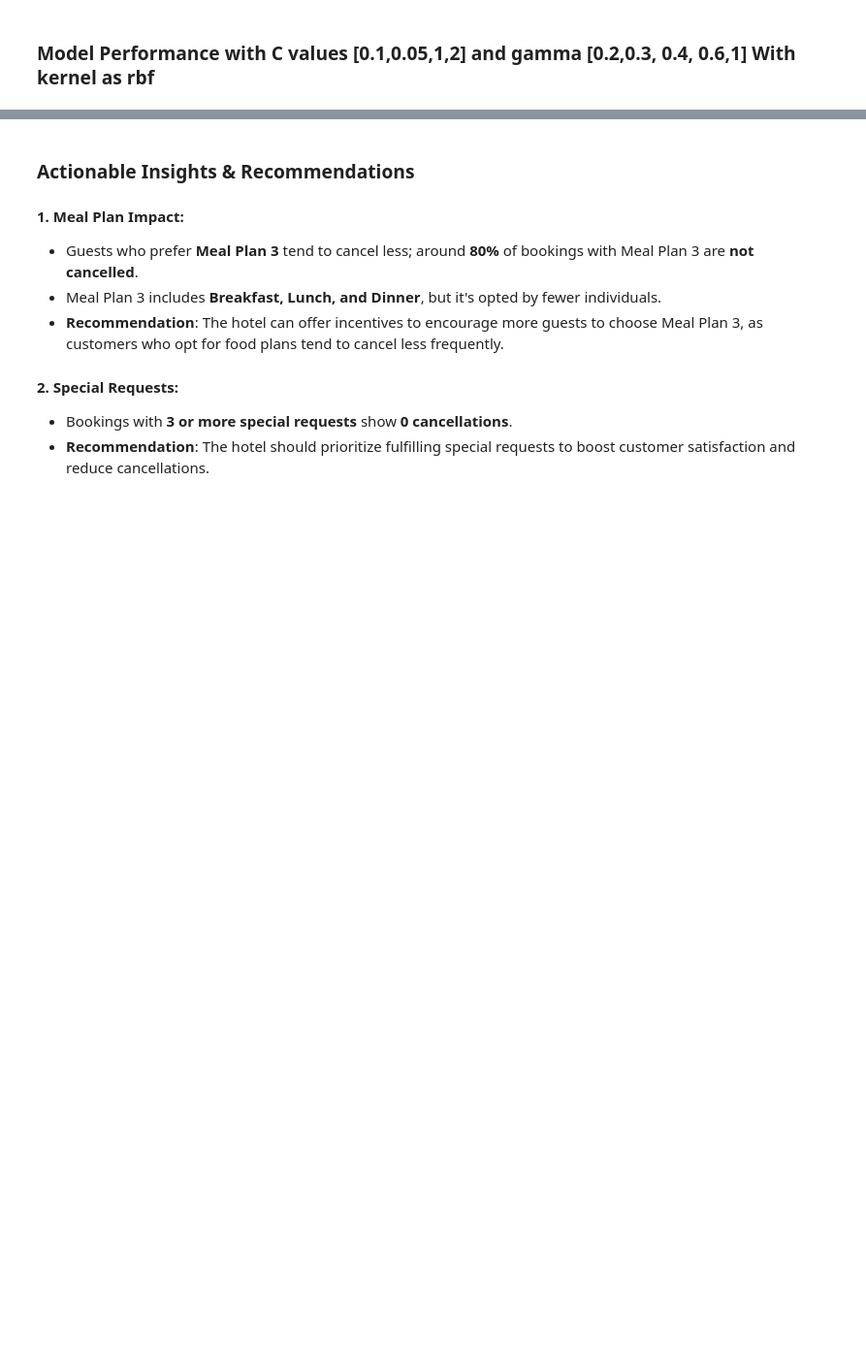
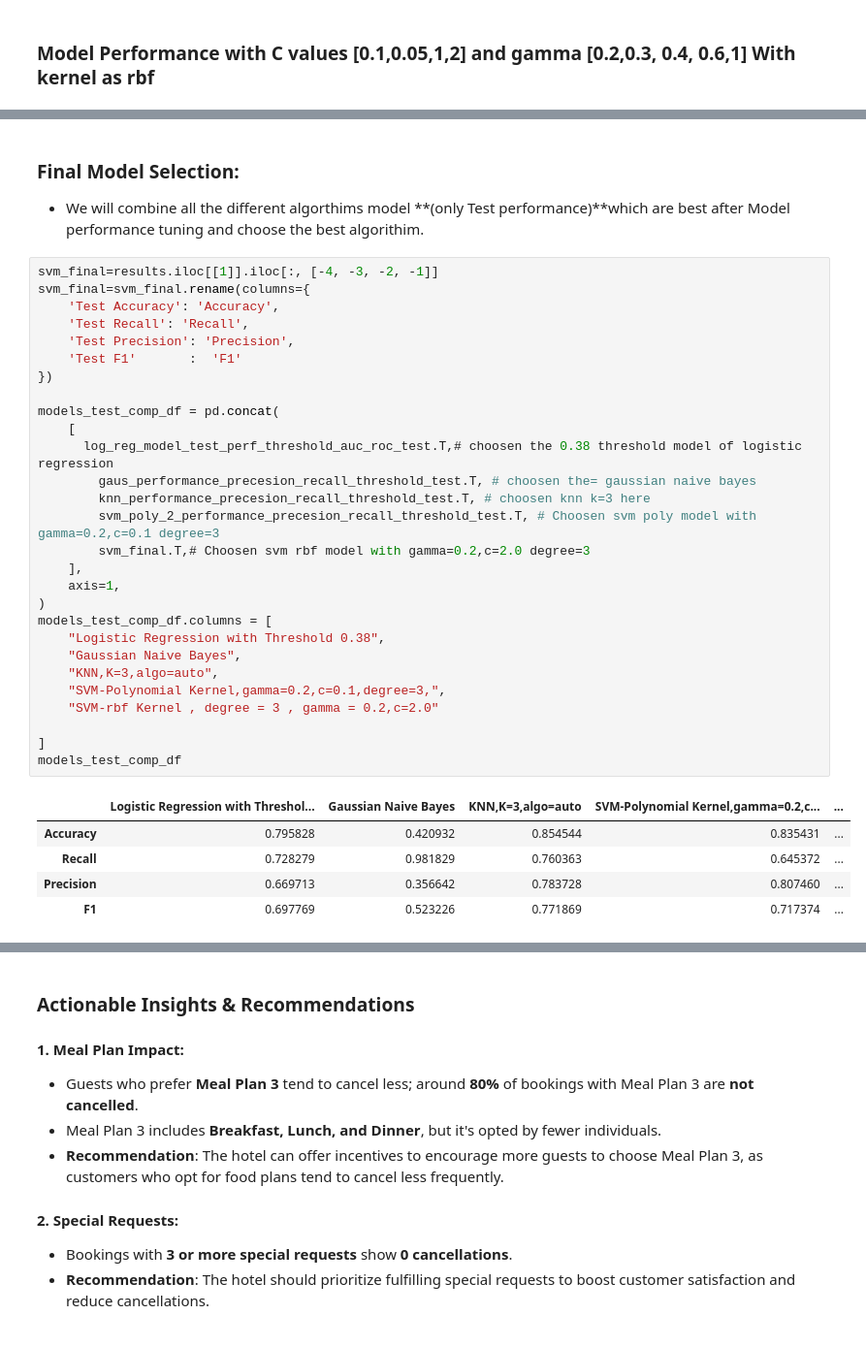
Before and after one commit to Rajesh2015/inn-hotels-bookings, a Jupyter notebook: inn_hotel_bookings_solution.ipynb, the cells around one changed output, grey strips where cells are left out. Shown at 97% size. Saved outputs shown, nothing was run; the diff lists cells and outputs as text; blank space fills up the shorter version.

```diff
--- a/inn_hotel_bookings_solution.ipynb
+++ b/inn_hotel_bookings_solution.ipynb
@@ -2527,0 +2550,37 @@ results
+# %% [markdown]
+### Final Model Selection:
+- We will combine all the different algorthims model **(only Test performance)**which are best after Model performance tuning and choose the best algorithim.
+# %%
+svm_final=results.iloc[[1]].iloc[:, [-4, -3, -2, -1]]
+svm_final=svm_final.rename(columns={
+    'Test Accuracy': 'Accuracy',
+    'Test Recall': 'Recall',
+    'Test Precision': 'Precision',
+    'Test F1'       :  'F1'
+})
+
+models_test_comp_df = pd.concat(
+    [
+      log_reg_model_test_perf_threshold_auc_roc_test.T,# choosen the 0.38 threshold model of logistic regression
+        gaus_performance_precesion_recall_threshold_test.T, # choosen the= gaussian naive bayes
+        knn_performance_precesion_recall_threshold_test.T, # choosen knn k=3 here
+        svm_poly_2_performance_precesion_recall_threshold_test.T, # Choosen svm poly model with gamma=0.2,c=0.1 degree=3
+        svm_final.T,# Choosen svm rbf model with gamma=0.2,c=2.0 degree=3
+    ],
+    axis=1,
+)
+models_test_comp_df.columns = [
+    "Logistic Regression with Threshold 0.38",
+    "Gaussian Naive Bayes",
+    "KNN,K=3,algo=auto",
+    "SVM-Polynomial Kernel,gamma=0.2,c=0.1,degree=3,",
+    "SVM-rbf Kernel , degree = 3 , gamma = 0.2,c=2.0"
+
+]
+models_test_comp_df
+# %% [output]
+|  | Logistic Regression with Threshol... | Gaussian Naive Bayes | KNN,K=3,algo=auto | SVM-Polynomial Kernel,gamma=0.2,c... | ... |
+| Accuracy | 0.795828 | 0.420932 | 0.854544 | 0.835431 | ... |
+| Recall | 0.728279 | 0.981829 | 0.760363 | 0.645372 | ... |
+| Precision | 0.669713 | 0.356642 | 0.783728 | 0.807460 | ... |
+| F1 | 0.697769 | 0.523226 | 0.771869 | 0.717374 | ... |
```
Also changed, not shown: parts of 7 cells of this notebook.
